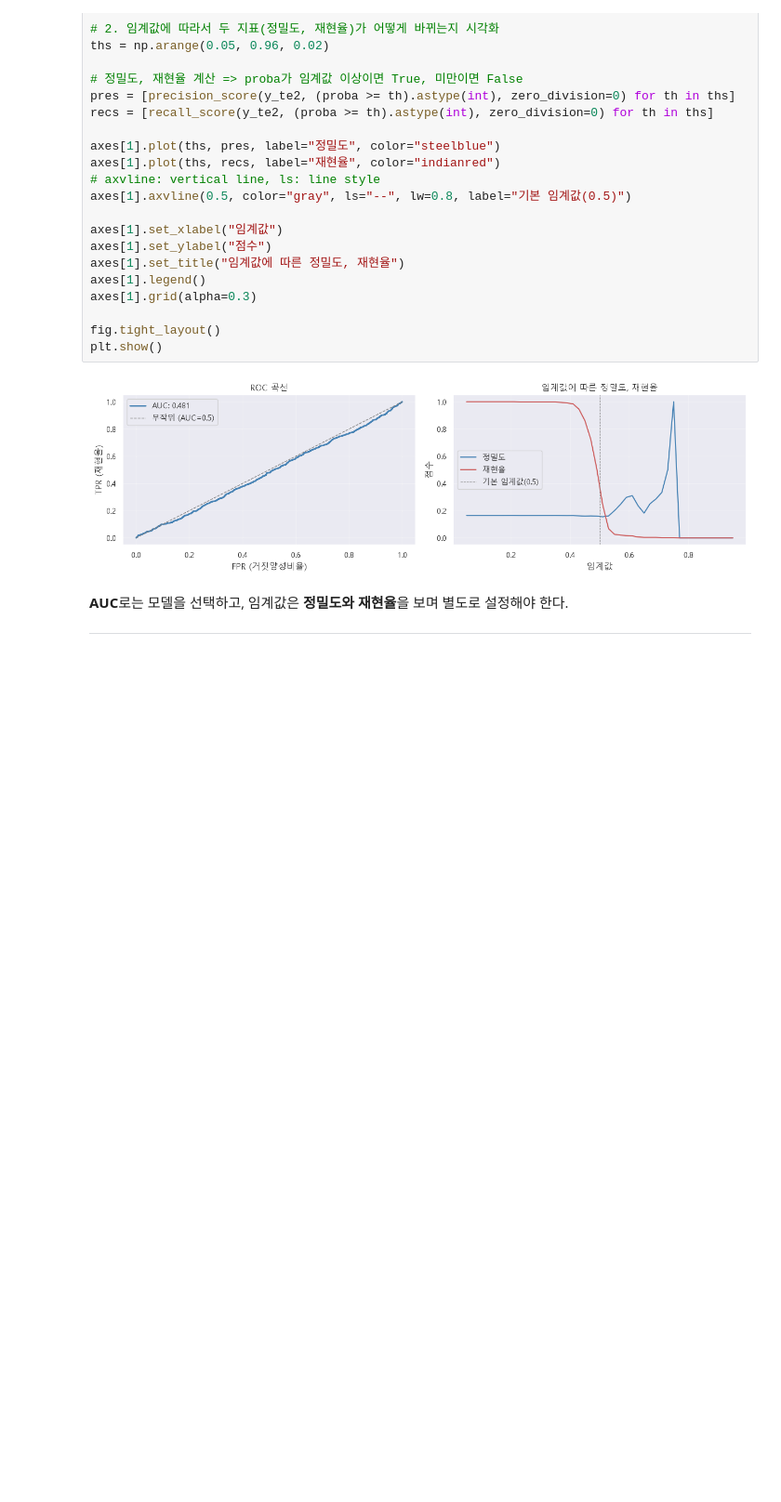
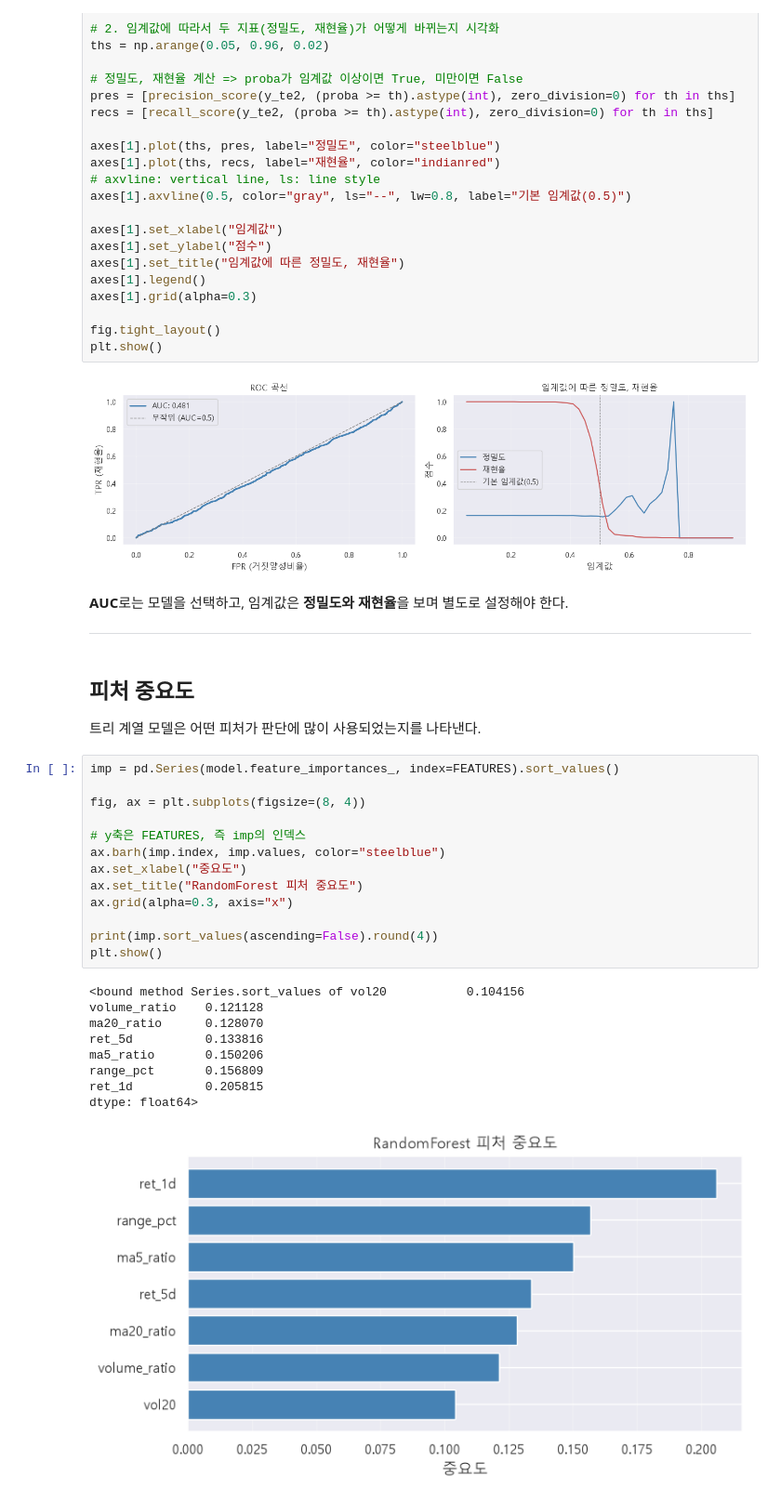
Before and after one commit to Monica6788/6_Python, a Jupyter notebook: 12_ml/03_classification.ipynb, the cells around one changed output. Shown at 93% size. Saved outputs shown, nothing was run; the diff lists cells and outputs as text; blank space fills up the shorter version.

```diff
--- a/12_ml/03_classification.ipynb
+++ b/12_ml/03_classification.ipynb
@@ -560,3 +560,29 @@ plt.show()
 **AUC**로는 모델을 선택하고, 임계값은 **정밀도와 재현율**을 보며 별도로 설정해야 한다.
 
 ---
+# %% [markdown]
+## 피처 중요도
+트리 계열 모델은 어떤 피처가 판단에 많이 사용되었는지를 나타낸다.
+# %%
+imp = pd.Series(model.feature_importances_, index=FEATURES).sort_values()
+
+fig, ax = plt.subplots(figsize=(8, 4))
+
+# y축은 FEATURES, 즉 imp의 인덱스
+ax.barh(imp.index, imp.values, color="steelblue")
+ax.set_xlabel("중요도")
+ax.set_title("RandomForest 피처 중요도")
+ax.grid(alpha=0.3, axis="x")
+
+print(imp.sort_values(ascending=False).round(4))
+plt.show()
+# %% [output]
+<bound method Series.sort_values of vol20           0.104156
+volume_ratio    0.121128
+ma20_ratio      0.128070
+ret_5d          0.133816
+ma5_ratio       0.150206
+range_pct       0.156809
+ret_1d          0.205815
+dtype: float64>
+[figure, added]
```
